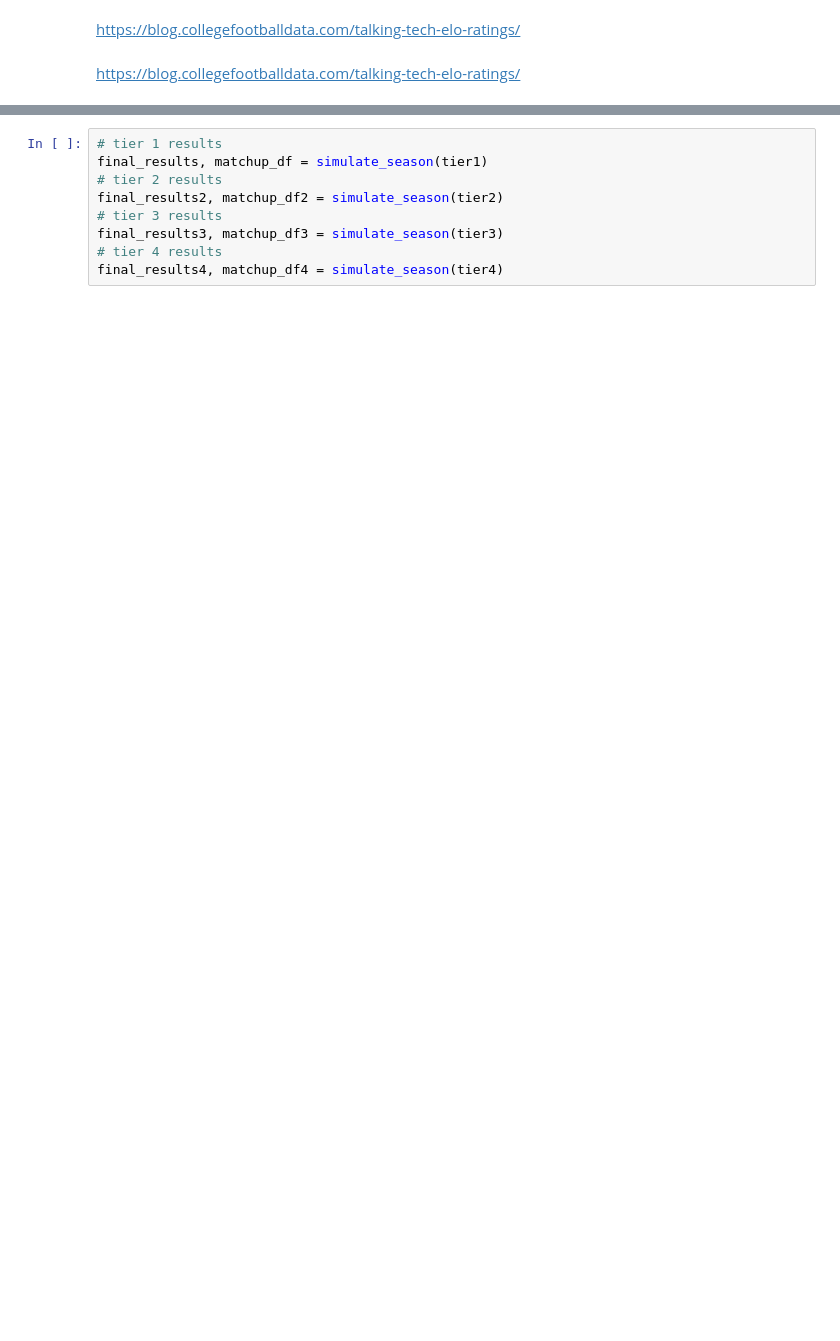
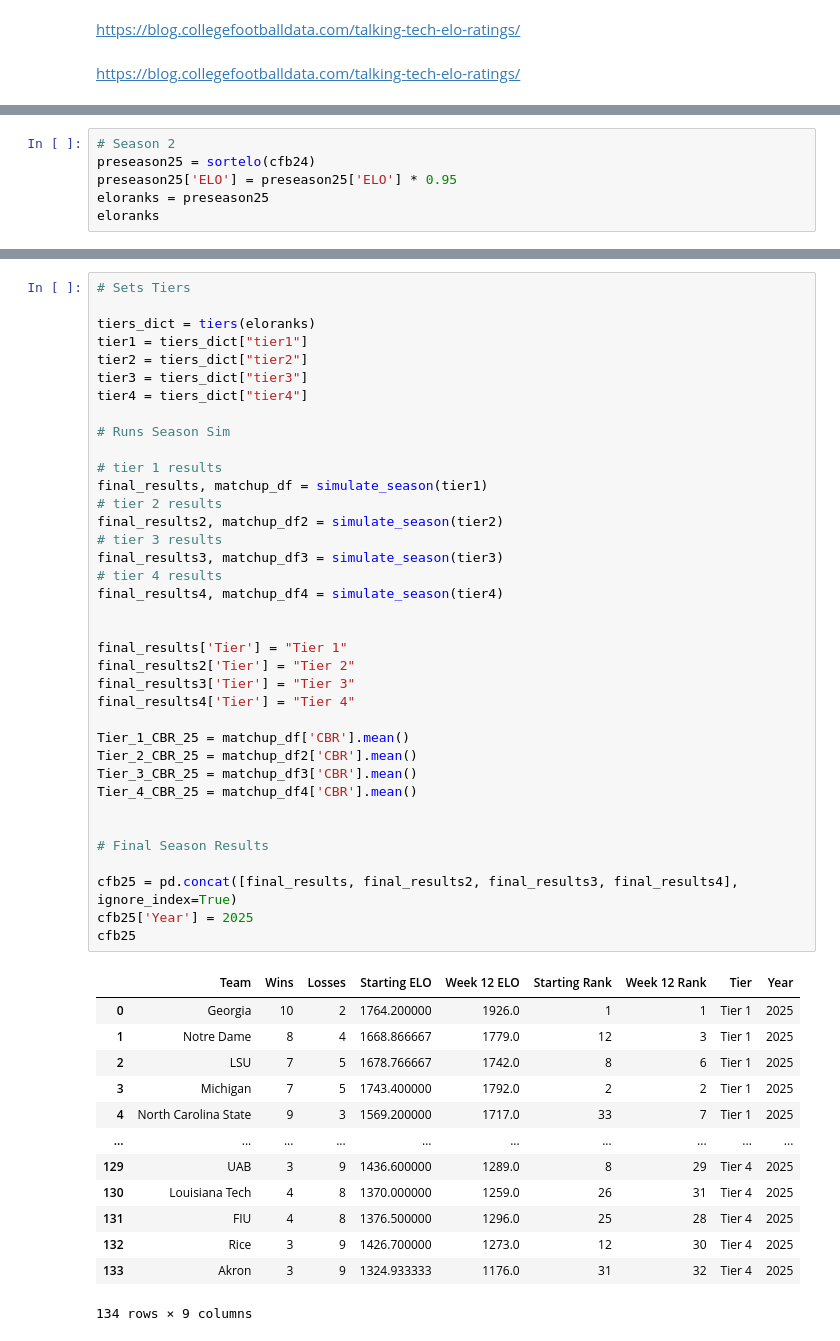
Before and after one commit to liameliot/DA-401-, a Jupyter notebook: PRS.ipynb, the cells around one changed output, grey strips where cells are left out. Saved outputs shown, nothing was run; the diff lists cells and outputs as text; blank space fills up the shorter version.

```diff
--- a/PRS.ipynb
+++ b/PRS.ipynb
@@ -183,0 +78,6 @@ final_results, matchup_df = simulate_season(tier1)
+# %%
+# Season 2
+preseason25 = sortelo(cfb24)
+preseason25['ELO'] = preseason25['ELO'] * 0.95
+eloranks = preseason25
+eloranks
@@ -184,9 +100,51 @@ final_results, matchup_df = simulate_season(tier1)
 # %%
+# Sets Tiers
+
+tiers_dict = tiers(eloranks)
+tier1 = tiers_dict["tier1"]
+tier2 = tiers_dict["tier2"]
+tier3 = tiers_dict["tier3"]
+tier4 = tiers_dict["tier4"]
+
+# Runs Season Sim
+
 # tier 1 results
 final_results, matchup_df = simulate_season(tier1)
 # tier 2 results
 final_results2, matchup_df2 = simulate_season(tier2)
 # tier 3 results
 final_results3, matchup_df3 = simulate_season(tier3)
 # tier 4 results
 final_results4, matchup_df4 = simulate_season(tier4)
+
+
+final_results['Tier'] = "Tier 1"
+final_results2['Tier'] = "Tier 2"
+final_results3['Tier'] = "Tier 3"
+final_results4['Tier'] = "Tier 4"
+
+Tier_1_CBR_25 = matchup_df['CBR'].mean()
+Tier_2_CBR_25 = matchup_df2['CBR'].mean()
+Tier_3_CBR_25 = matchup_df3['CBR'].mean()
+Tier_4_CBR_25 = matchup_df4['CBR'].mean()
+
+
+# Final Season Results
+
+cfb25 = pd.concat([final_results, final_results2, final_results3, final_results4], ignore_index=True)
+cfb25['Year'] = 2025
+cfb25
+# %% [output]
+|  | Team | Wins | Losses | Starting ELO | Week 12 ELO | Starting Rank | Week 12 Rank | Tier | Year |
+| 0 | Georgia | 10 | 2 | 1764.200000 | 1926.0 | 1 | 1 | Tier 1 | 2025 |
+| 1 | Notre Dame | 8 | 4 | 1668.866667 | 1779.0 | 12 | 3 | Tier 1 | 2025 |
+| 2 | LSU | 7 | 5 | 1678.766667 | 1742.0 | 8 | 6 | Tier 1 | 2025 |
+| 3 | Michigan | 7 | 5 | 1743.400000 | 1792.0 | 2 | 2 | Tier 1 | 2025 |
+| 4 | North Carolina State | 9 | 3 | 1569.200000 | 1717.0 | 33 | 7 | Tier 1 | 2025 |
+| ... | ... | ... | ... | ... | ... | ... | ... | ... | ... |
+| 129 | UAB | 3 | 9 | 1436.600000 | 1289.0 | 8 | 29 | Tier 4 | 2025 |
+| 130 | Louisiana Tech | 4 | 8 | 1370.000000 | 1259.0 | 26 | 31 | Tier 4 | 2025 |
+| 131 | FIU | 4 | 8 | 1376.500000 | 1296.0 | 25 | 28 | Tier 4 | 2025 |
+| 132 | Rice | 3 | 9 | 1426.700000 | 1273.0 | 12 | 30 | Tier 4 | 2025 |
+| 133 | Akron | 3 | 9 | 1324.933333 | 1176.0 | 31 | 32 | Tier 4 | 2025 |
+134 rows × 9 columns
```
Also changed, not shown: parts of 37 cells of this notebook, 3 other files.
